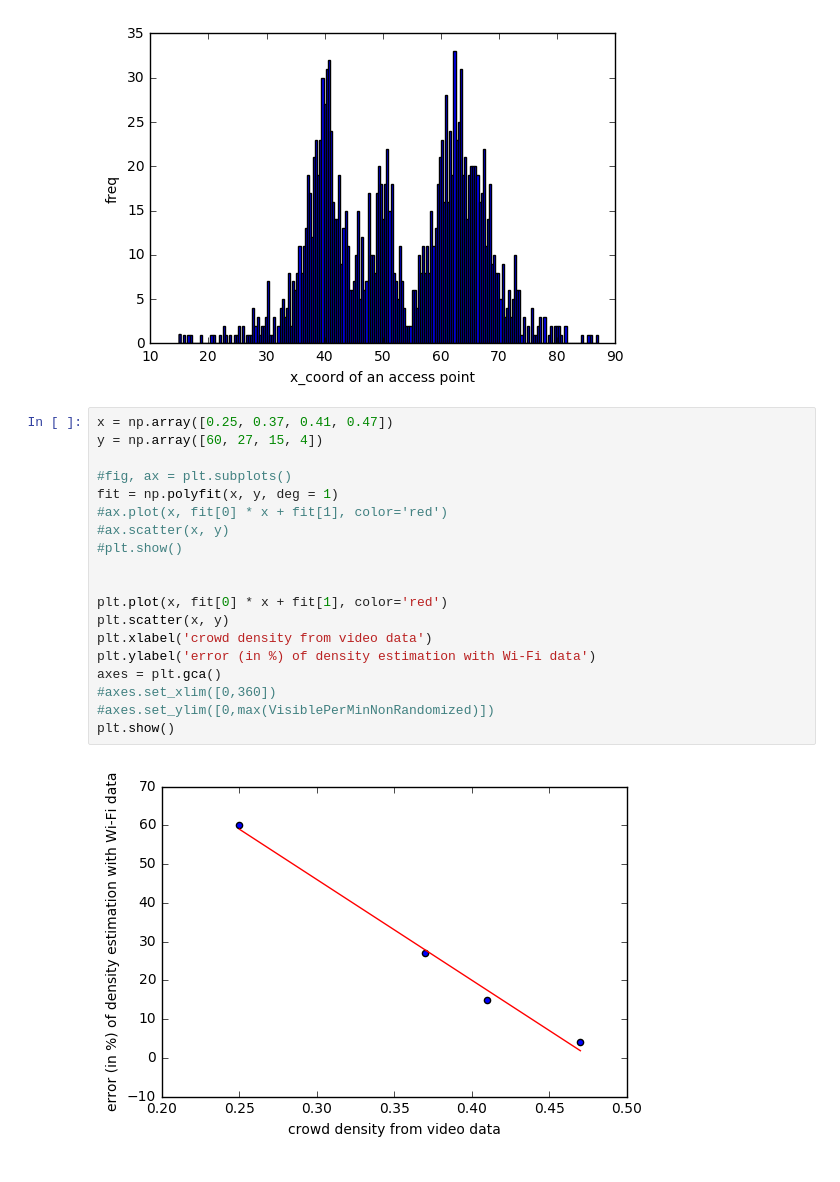
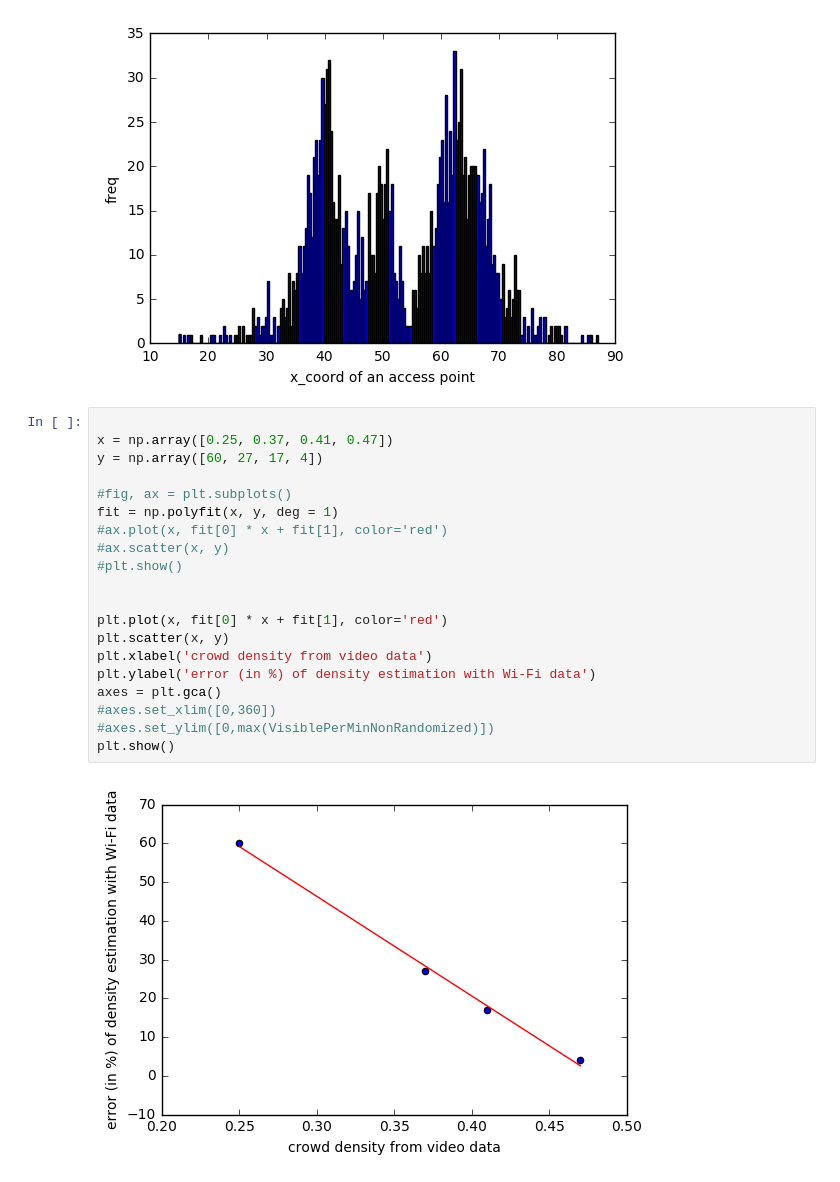
Before and after one commit to ArenA-Crowds/Crowds, a Jupyter notebook: ArenaDataAnalysis.ipynb, the cells around one changed output. Saved outputs shown, nothing was run; the diff lists cells and outputs as text.

```diff
--- a/ArenaDataAnalysis.ipynb
+++ b/ArenaDataAnalysis.ipynb
@@ -635,26 +635,27 @@ plotHistogramOfDictionary(coor,  'x_coord of an access point', 'freq', 200)
 # %% [output]
 [figure]
 # %%
+
 x = np.array([0.25, 0.37, 0.41, 0.47])
-y = np.array([60, 27, 15, 4])
+y = np.array([60, 27, 17, 4])
 
 #fig, ax = plt.subplots()
 fit = np.polyfit(x, y, deg = 1)
 #ax.plot(x, fit[0] * x + fit[1], color='red')
 #ax.scatter(x, y)
 #plt.show()
 
 
 plt.plot(x, fit[0] * x + fit[1], color='red')
 plt.scatter(x, y)
 plt.xlabel('crowd density from video data')
 plt.ylabel('error (in %) of density estimation with Wi-Fi data')
 axes = plt.gca()
 #axes.set_xlim([0,360])
 #axes.set_ylim([0,max(VisiblePerMinNonRandomized)])
 plt.show()
 # %% [output]
-[figure, old version]
+[figure, new version]
 # %%
 st.linregress(x, y )
 # %% [output]
```
Also changed, not shown: parts of 2 cells of this notebook.
